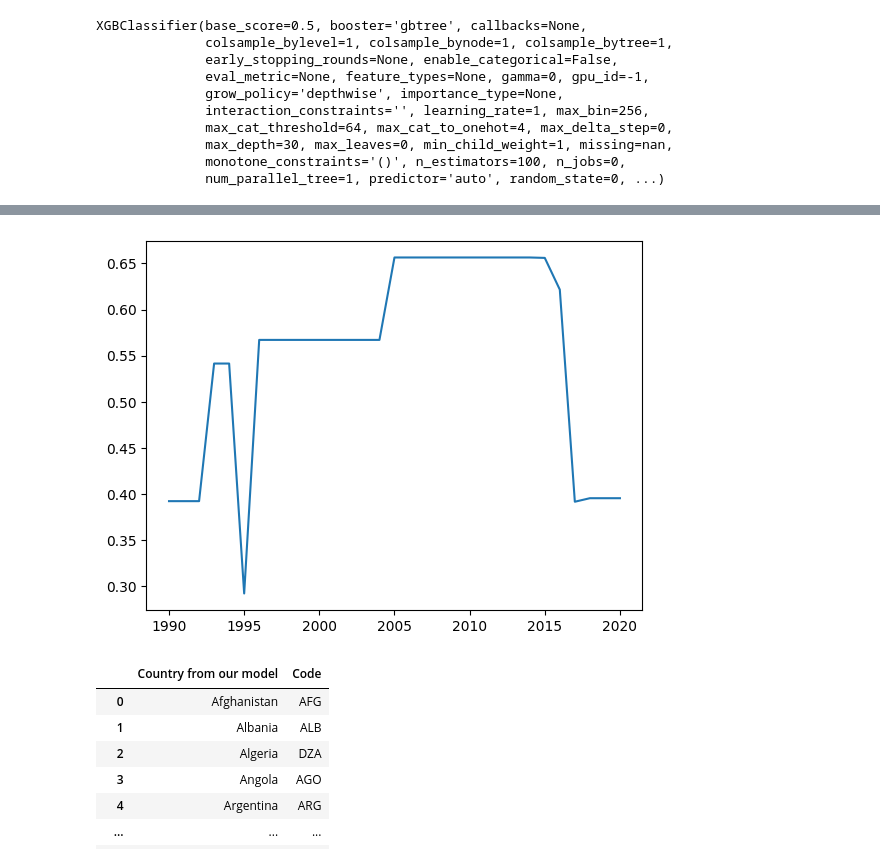
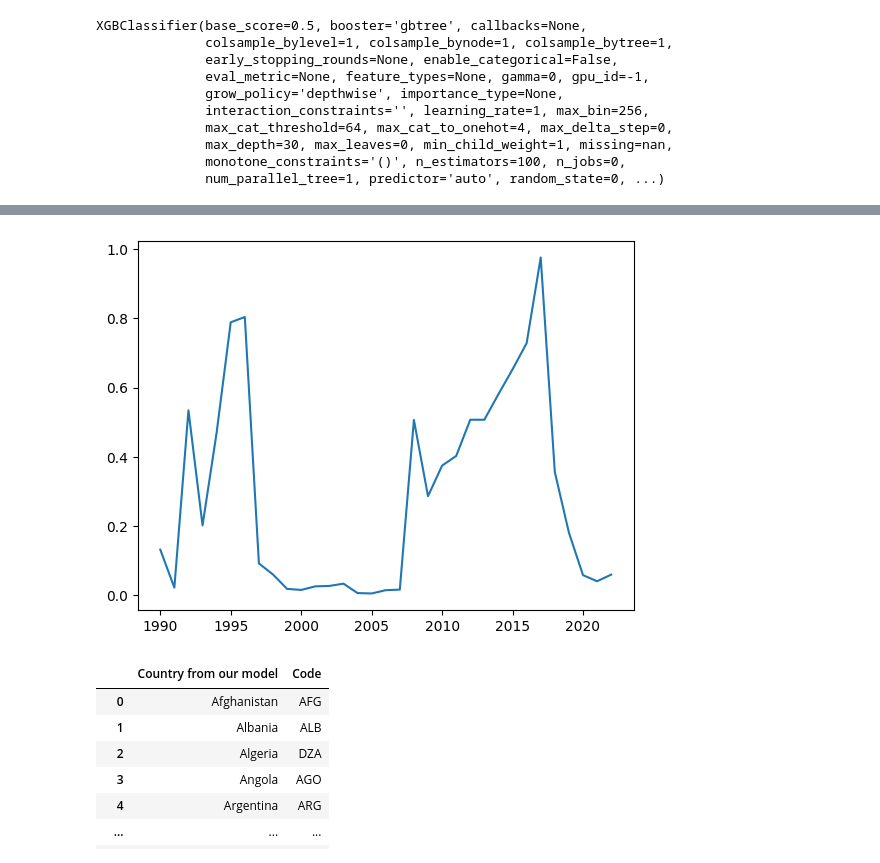
Before and after one commit to yasmeeenm/conflict_prediction, a Jupyter notebook: Ali_folder/Data5_backup.ipynb, the cells around one changed output, grey strips where cells are left out. Saved outputs shown, nothing was run; the diff lists cells and outputs as text; code cells hidden in the pictures.

Commit message:
feature set df and fixed get_prob func

```diff
--- a/Ali_folder/Data5_backup.ipynb
+++ b/Ali_folder/Data5_backup.ipynb
@@ -230,3 +194,11 @@ final_df.head()
 5 rows × 91 columns
 # %%
 cleaner_df = final_df.drop(columns=bin_list)
+# %%
+cleaner_1985 = cleaner_df[cleaner_df['year_all']>1984]
+
+imputer_drops = ['Homicides per 100000 people','Real interest rate: Bank lending rate minus inflation','Public spending on education percent of GDP',
+                 'Shadow economy percent of GDP','Suicide mortality rate per 100000 population',
+                 'Government debt as percent of GDP','Fiscal balance percent of GDP','Access to electricity percent of the population']
+# %%
+cleaner_df = cleaner_df.drop(columns=imputer_drops)
@@ -448,9 +437,21 @@ from sklearn.model_selection import train_test_split
 from xgboost import XGBClassifier
 from sklearn.metrics import accuracy_score
 from sklearn.model_selection import GridSearchCV
+model_drops = ['Capital investment as percent of GDP','GDP per capita Purchasing Power Parity','Refugee population',
+                'Labor freedom index (0-100)','Corruption Perceptions Index 100 = no corruption', 'Youth unemployment ages 15-24','Economic decline index 0 (low) - 10 (high)',
+                 'Freedom from corruption index (0-100)','Food production index (2004-2006 = 100)','Social globalization index (0-100)',
+                 'Banking system z-scores','Population size in millions', 'Rural population percent of total population','Population growth percent',
+                 'Internet users percent of population','External debt percent of Gross National Income'
+                ]
+
+imputed_final_df.drop(columns=model_drops,inplace=True)
+
+scaler = MinMaxScaler()
+scaler.fit(imputed_final_df)
+full_dataset_scaled = pd.DataFrame(scaler.transform(imputed_final_df), columns=imputed_final_df.columns)
 
 
-X = full_dataset_scaled.drop(columns=['target'])
+X = full_dataset_scaled.drop(columns='target')
 y = full_dataset_scaled['target']
 X_train, X_test, y_train, y_test = train_test_split(X, y,test_size = 0.3, random_state=5)
 # %%
@@ -509,7 +536,7 @@ def get_imputed_df(country,year,lookback=5):
     df.drop(columns=[col for col in df if col not in columns_to_keep],inplace=True)
     df['target'] = 0.5
     imputed_df = pd.DataFrame(imputer.transform(df),columns=df.columns)
-    imputed_df.drop(columns='target',inplace=True)
+    imputed_df.drop(columns=model_drops,inplace=True)
 
 
     return imputed_df
@@ -518,8 +545,10 @@ def get_imputed_df(country,year,lookback=5):
 
 
 def get_prob(country,year,lookback=5):
-
-    prob = bst.predict_proba(get_imputed_df(country,year,lookback))[0][1]
+    df = get_imputed_df(country,year,lookback)
+    scaled_df = pd.DataFrame(scaler.transform(df),columns=df.columns)
+    scaled_df.drop(columns='target',inplace=True)
+    prob = bst.predict_proba(scaled_df)[0][1]
     return prob
 
 def prob_series(country,start_year,end_year,lookback=5):
@@ -528,15 +557,6 @@ def prob_series(country,start_year,end_year,lookback=5):
         my_list.append(get_prob(country,year,lookback))
     return my_list
 
-# NEXT STEPS:
-#     - FINE TUNE MODEL PARAMS WITH GRID SEARCH / FEATURE SET TO IMPROVE PERFORMANCE
-#     - DELETE FEATURES SO LESS IMPUTATION/SOME ACTUAL TIME PROGRESS
-#     - MORE STREAMLIT/START PUTTING PRESENTATION TOGETHER
-#     - TRY GET GRAPH WORKING
-#     - LOOK AT OTHER METRICS FOR MODEL - RECALL AND PRECISION
-# AUTOML For hyperparams
-# delete pre 1990 data
-# add more non conflicts.. 1:3 or 1:4 - but be sure to look at recall and precision as well
 
 
 prob_series('USA',1990,2020)
@@ -548,12 +568,12 @@ get_imputed_df('Iran',2019)
 # %%
 
 def plot_prob_series(country,start_year,end_year,lookback=5):
 
     sns.lineplot(x = list(range(start_year,end_year+1)),y=prob_series(country,start_year,end_year,lookback))
 
-plot_prob_series('Somalia',1990,2020)
+plot_prob_series('Mozambique',1990,2022)
 # %% [output]
-[figure, old version]
+[figure, new version]
 # %%
 codes = pd.read_csv('../raw_data/country_code_example.csv')
 
```
Also changed, not shown: parts of 40 cells of this notebook, 3 other files.
